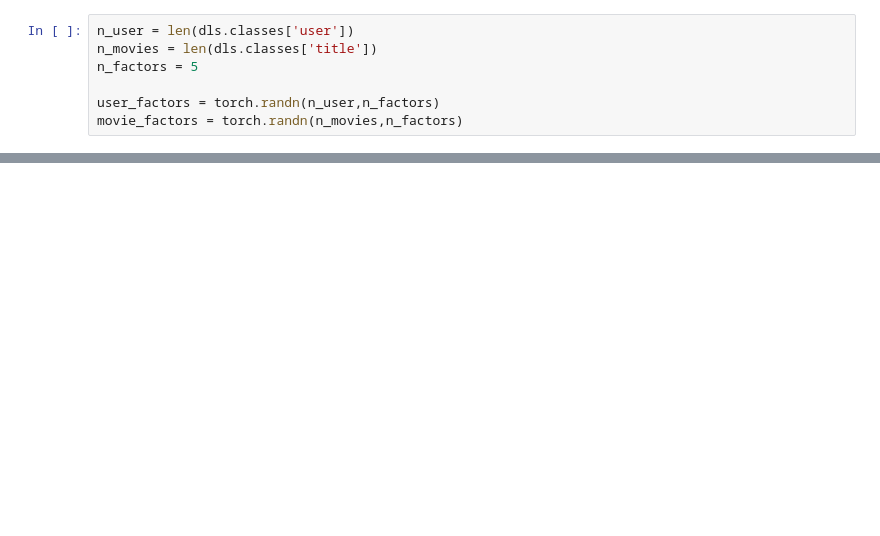
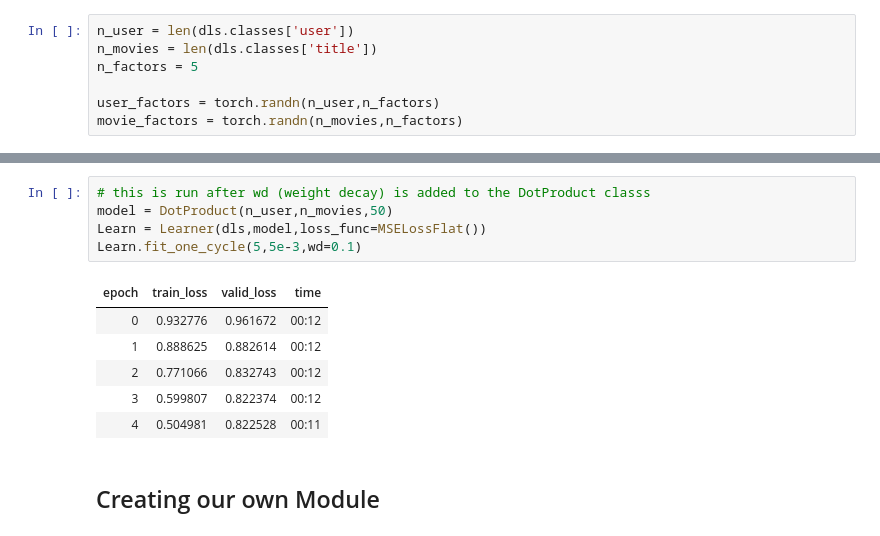
Before and after one commit to mtm-007/Recommeder-Systems, a Jupyter notebook: colabrative_filterig_fastai.ipynb, the cells around one changed output, grey strips where cells are left out. Saved outputs shown, nothing was run; the diff lists cells and outputs as text; blank space fills up the shorter version.

```diff
--- a/colabrative_filterig_fastai.ipynb
+++ b/colabrative_filterig_fastai.ipynb
@@ -80,0 +177,14 @@ movie_factors = torch.randn(n_movies,n_factors)
+# %%
+# this is run after wd (weight decay) is added to the DotProduct classs
+model = DotProduct(n_user,n_movies,50)
+Learn = Learner(dls,model,loss_func=MSELossFlat())
+Learn.fit_one_cycle(5,5e-3,wd=0.1)
+# %% [output]
+| epoch | train_loss | valid_loss | time |
+| 0 | 0.932776 | 0.961672 | 00:12 |
+| 1 | 0.888625 | 0.882614 | 00:12 |
+| 2 | 0.771066 | 0.832743 | 00:12 |
+| 3 | 0.599807 | 0.822374 | 00:12 |
+| 4 | 0.504981 | 0.822528 | 00:11 |
+# %% [markdown]
+## Creating our own Module
```
Also changed, not shown: parts of 26 cells of this notebook.
